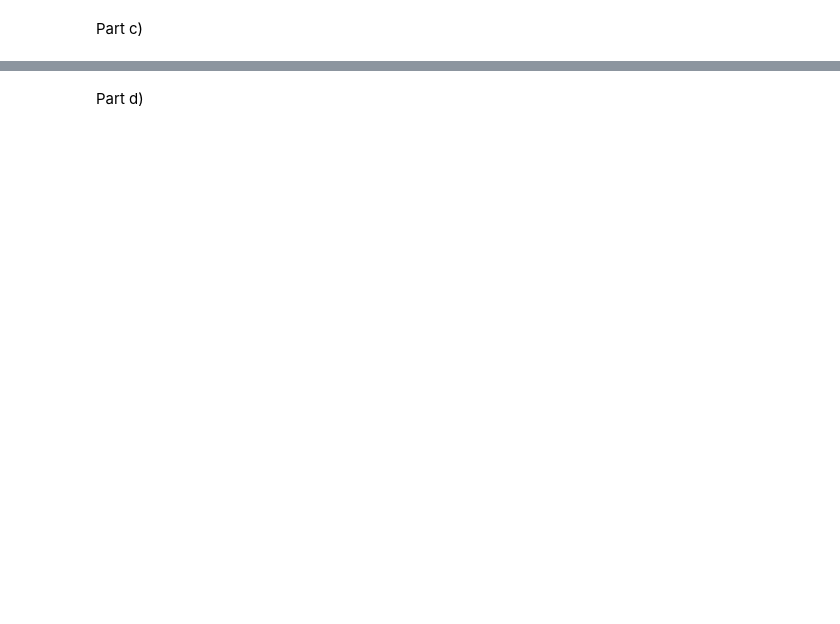
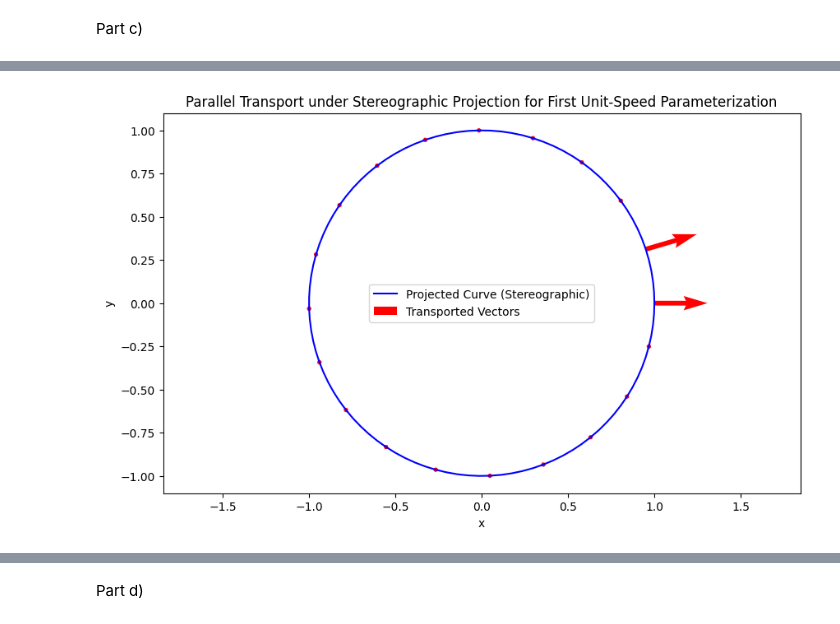
Before and after one commit to wcmelby/129L_ProblemSet_2, a Jupyter notebook: Problem2.ipynb, the cells around one changed output, grey strips where cells are left out. Cells and saved outputs as stored; diff of their text form; code cells hidden in the pictures; blank space fills up the shorter version.

```diff
--- a/Problem2.ipynb
+++ b/Problem2.ipynb
@@ -290,0 +175,53 @@ plt.show()
+# %%
+# Define the simpler curve (circle at latitude θ = π/2)
+t = np.linspace(0, 2 * np.pi, 100)
+curve1_x = np.sin(np.pi / 2) * np.cos(t)  # Latitude curve at θ = π/2
+curve1_y = np.sin(np.pi / 2) * np.sin(t)
+curve1_z = np.cos(np.pi / 2) * np.ones_like(t)
+curve = np.column_stack([curve1_x, curve1_y, curve1_z])
+
+# Parallel transport along the curve
+def parallel_transport(initial_vector, curve_points):
+    transported_vectors = [initial_vector]
+    for i in range(1, len(curve_points)):
+        v_prev = transported_vectors[-1]
+        p_prev = curve_points[i - 1]
+        p_next = curve_points[i]
+
+        # Compute the tangent vector along the curve
+        tangent = p_next - p_prev
+        tangent /= np.linalg.norm(tangent)
+
+        # Adjust the vector for parallel transport
+        v_next = v_prev - np.dot(v_prev, p_next) * p_next  # Ensure orthogonality to p_next
+        v_next -= np.dot(v_next, tangent) * tangent  # Ensure orthogonality to tangent
+        transported_vectors.append(v_next / np.linalg.norm(v_next))  # Normalize
+    return np.array(transported_vectors)
+
+# Initial vector for transport
+initial_vector = np.array([1, 0, 0])  # Example initial tangent vector
+
+# Compute parallel transport vectors
+transported_vectors = parallel_transport(initial_vector, curve)
+
+# Project the curve and vectors to the plane
+x_proj, y_proj = stereographic_projection(curve[:, 0], curve[:, 1], curve[:, 2])
+vector_x_proj, vector_y_proj = stereographic_projection(
+    transported_vectors[:, 0], transported_vectors[:, 1], transported_vectors[:, 2]
+)
+
+# Plot the results
+plt.figure(figsize=(10, 6))
+plt.plot(x_proj, y_proj, label='Projected Curve (Stereographic)', color='blue')
+plt.quiver(
+    x_proj[::5], y_proj[::5], vector_x_proj[::5], vector_y_proj[::5],
+    color='red', scale=12, label='Transported Vectors'
+)
+plt.xlabel('x')
+plt.ylabel('y')
+plt.title('Parallel Transport under Stereographic Projection for First Unit-Speed Parameterization')
+plt.legend()
+plt.axis('equal')
+plt.show()
+# %% [output]
+[figure, added]
```
Also changed, not shown: parts of 9 cells of this notebook.
